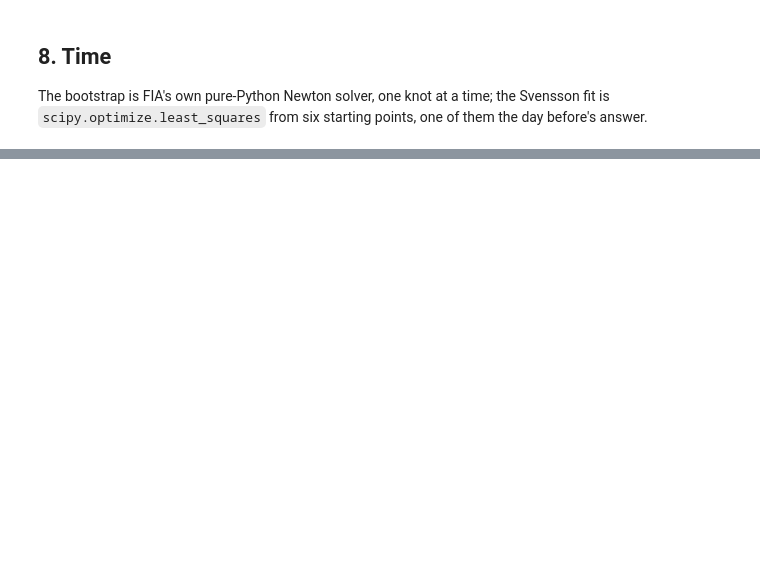
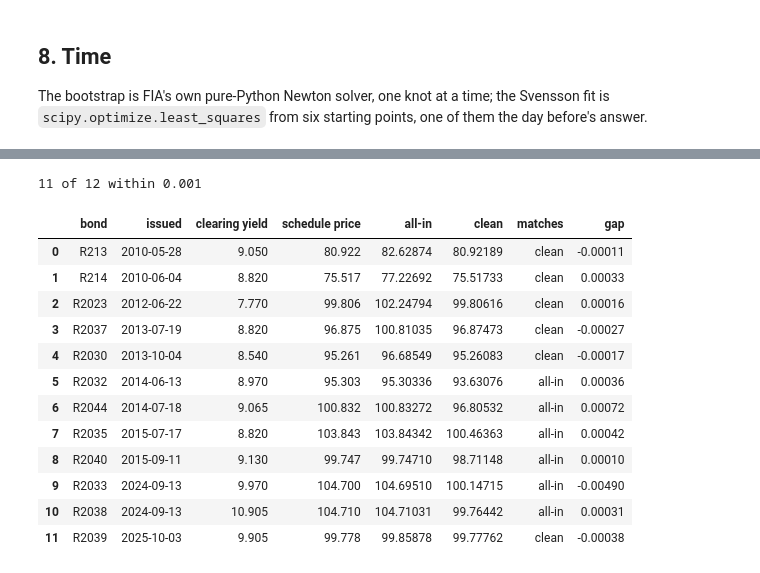
Before and after one commit to Makayacine/Finance, a Jupyter notebook: sovereign-curves-cicd-lambda-glue-ecs/sovereign-curves-walkthrough.ipynb, the cells around one changed output, grey strips where cells are left out. Cells and saved outputs as stored; diff of their text form; code cells hidden in the pictures; blank space fills up the shorter version.

```diff
--- a/sovereign-curves-cicd-lambda-glue-ecs/sovereign-curves-walkthrough.ipynb
+++ b/sovereign-curves-cicd-lambda-glue-ecs/sovereign-curves-walkthrough.ipynb
@@ -417,0 +431,12 @@ t.round(3)
+# %%
+from bond_analytics import jse, nt_auctions
+
+sa_rows = load.read_sa_auctions(LAKE)
+sa_bonds = load.read_sa_bonds(LAKE)
+flags = pd.Series([f for r in sa_rows for f in (r["quality_flags"] or "").split(",") if f]).value_counts()
+display(pd.DataFrame({"rows": flags, "kept out of the curve": [f in nt_auctions.BLOCKING for f in flags.index]}))
+usable = sum(nt_auctions.usable(r) for r in sa_rows)
+print(f"{len(sa_rows):,} bond auctions on {len({r['auction_date'] for r in sa_rows})} dates, "
+      f"{sa_rows[0]['auction_date']} to {sa_rows[-1]['auction_date']}: {usable:,} usable, {len(sa_rows) - usable} kept out")
+pd.DataFrame(sa_rows)[["auction_date", "bond_code", "clearing_yield", "best_bid", "worst_bid", "source_file", "quality_flags"]] \
+    .query("bond_code in ('R2048', 'R2053') and auction_date in (@dt.date(2012, 8, 21), @dt.date(2025, 4, 22))")
@@ -417,0 +471,31 @@ t.round(3)
+# %%
+issues = []
+for code, b in sorted(sa_bonds.items(), key=lambda kv: kv[1]["issue_date"]):
+    if b["issue_date"].year < 2010 or not b["issue_price"] == b["issue_price"]:
+        continue
+    first = [r for r in sa_rows if r["bond_code"] == code and r["settle_date"] == b["issue_date"]]
+    if not first or not nt_auctions.usable(first[0]):
+        continue
+    p = jse.price(jse.bond_from_static(b), first[0]["settle_date"], first[0]["clearing_yield"])
+    kind = "clean" if abs(p.clean - b["issue_price"]) < abs(p.all_in - b["issue_price"]) else "all-in"
+    issues.append({"bond": code, "issued": b["issue_date"], "clearing yield": first[0]["clearing_yield"],
+                   "schedule price": b["issue_price"], "all-in": p.all_in, "clean": p.clean, "matches": kind,
+                   "gap": (p.clean if kind == "clean" else p.all_in) - b["issue_price"]})
+issues = pd.DataFrame(issues)
+print(f"{(issues.gap.abs() < 0.001).sum()} of {len(issues)} within 0.001")
+issues
+# %% [output]
+11 of 12 within 0.001
+|  | bond | issued | clearing yield | schedule price | all-in | clean | matches | gap |
+| 0 | R213 | 2010-05-28 | 9.050 | 80.922 | 82.62874 | 80.92189 | clean | -0.00011 |
+| 1 | R214 | 2010-06-04 | 8.820 | 75.517 | 77.22692 | 75.51733 | clean | 0.00033 |
+| 2 | R2023 | 2012-06-22 | 7.770 | 99.806 | 102.24794 | 99.80616 | clean | 0.00016 |
+| 3 | R2037 | 2013-07-19 | 8.820 | 96.875 | 100.81035 | 96.87473 | clean | -0.00027 |
+| 4 | R2030 | 2013-10-04 | 8.540 | 95.261 | 96.68549 | 95.26083 | clean | -0.00017 |
+| 5 | R2032 | 2014-06-13 | 8.970 | 95.303 | 95.30336 | 93.63076 | all-in | 0.00036 |
+| 6 | R2044 | 2014-07-18 | 9.065 | 100.832 | 100.83272 | 96.80532 | all-in | 0.00072 |
+| 7 | R2035 | 2015-07-17 | 8.820 | 103.843 | 103.84342 | 100.46363 | all-in | 0.00042 |
+| 8 | R2040 | 2015-09-11 | 9.130 | 99.747 | 99.74710 | 98.71148 | all-in | 0.00010 |
+| 9 | R2033 | 2024-09-13 | 9.970 | 104.700 | 104.69510 | 100.14715 | all-in | -0.00490 |
+| 10 | R2038 | 2024-09-13 | 10.905 | 104.710 | 104.71031 | 99.76442 | all-in | 0.00031 |
+| 11 | R2039 | 2025-10-03 | 9.905 | 99.778 | 99.85878 | 99.77762 | clean | -0.00038 |
```
Also changed, not shown: parts of 13 cells of this notebook, 3 other files.
